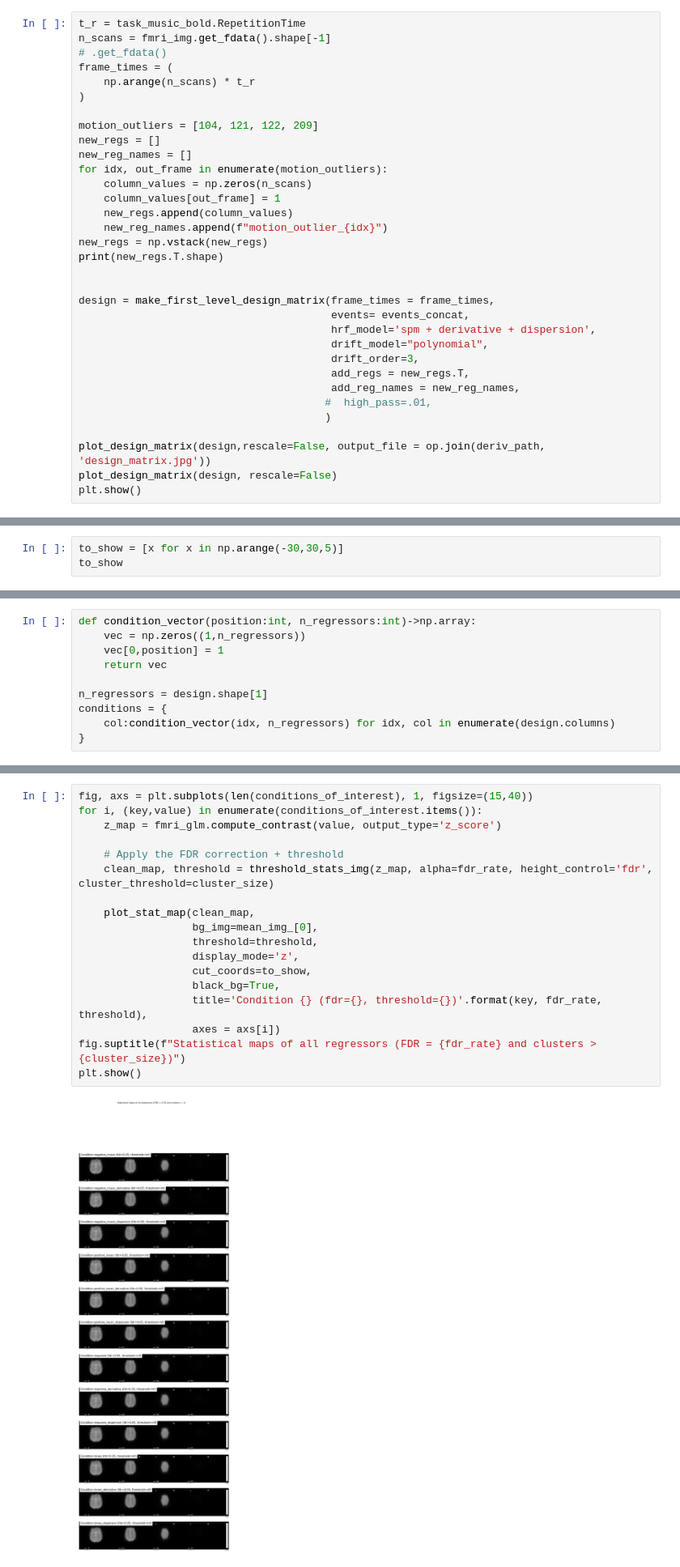
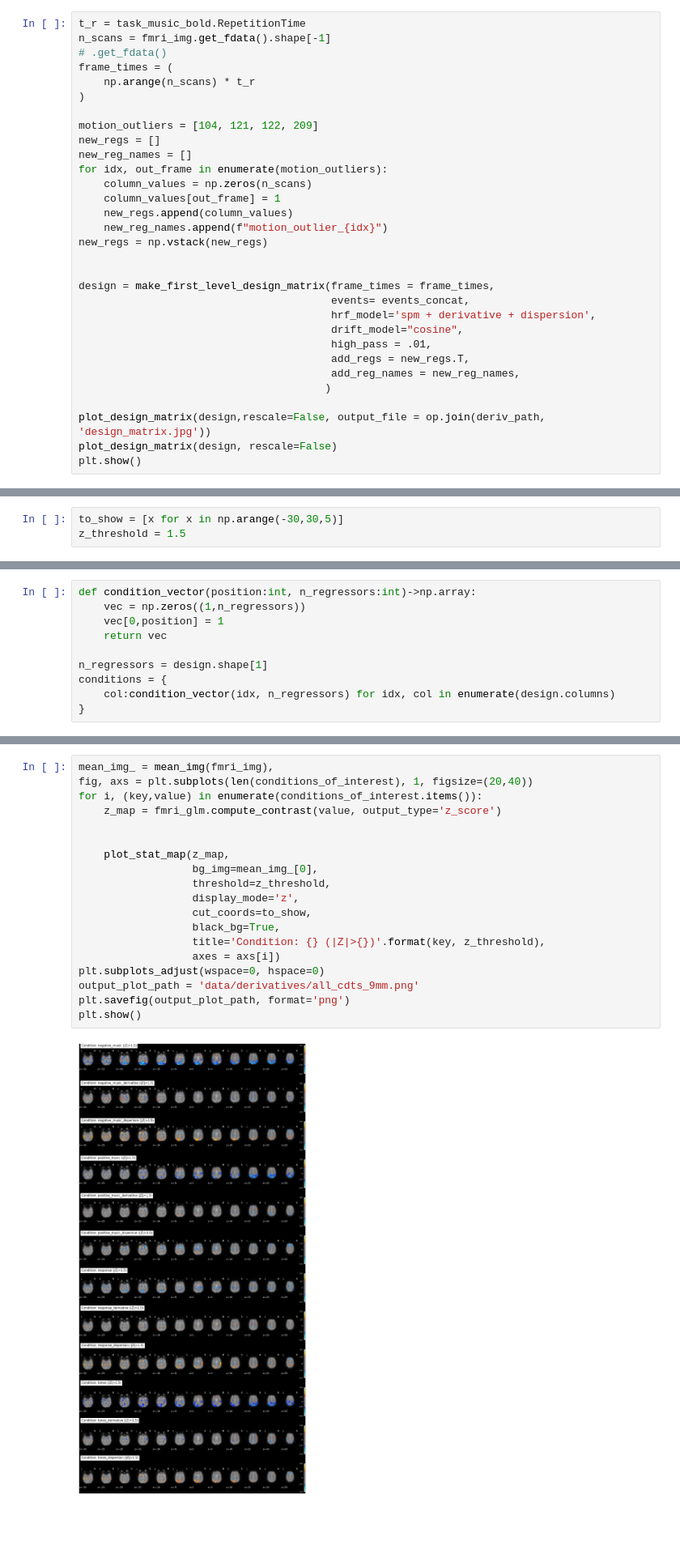
Before and after one commit to gdederichs/NSSP_project_1, a Jupyter notebook: design_matrix.ipynb, the cells around one changed output, grey strips where cells are left out. Shown at 81% size. Drawn from its saved outputs; the diff is of its cells as text; blank space fills up the shorter version.

```diff
--- a/design_matrix.ipynb
+++ b/design_matrix.ipynb
@@ -114,17 +114,15 @@ for idx, out_frame in enumerate(motion_outliers):
     new_regs.append(column_values)
     new_reg_names.append(f"motion_outlier_{idx}")
 new_regs = np.vstack(new_regs)
-print(new_regs.T.shape)
 
 
 design = make_first_level_design_matrix(frame_times = frame_times,
                                         events= events_concat,
                                         hrf_model='spm + derivative + dispersion',
-                                        drift_model="polynomial",
-                                        drift_order=3,
+                                        drift_model="cosine",
+                                        high_pass = .01,
                                         add_regs = new_regs.T,
                                         add_reg_names = new_reg_names,
-                                       #  high_pass=.01,
                                        )
 
 plot_design_matrix(design,rescale=False, output_file = op.join(deriv_path, 'design_matrix.jpg'))
@@ -145,4 +142,4 @@ fmri_glm = fmri_glm.fit(fmri_img, design_matrices=[design])
 ### Beta/ Statistical maps of each of the regressors
 # %%
 to_show = [x for x in np.arange(-30,30,5)]
-to_show
+z_threshold = 1.5
@@ -192,23 +184,24 @@ plt.show()
 # %%
-fig, axs = plt.subplots(len(conditions_of_interest), 1, figsize=(15,40))
+mean_img_ = mean_img(fmri_img),
+fig, axs = plt.subplots(len(conditions_of_interest), 1, figsize=(20,40))
 for i, (key,value) in enumerate(conditions_of_interest.items()):
     z_map = fmri_glm.compute_contrast(value, output_type='z_score')
 
-    # Apply the FDR correction + threshold
-    clean_map, threshold = threshold_stats_img(z_map, alpha=fdr_rate, height_control='fdr', cluster_threshold=cluster_size)
 
-    plot_stat_map(clean_map,
+    plot_stat_map(z_map,
                   bg_img=mean_img_[0],
-                  threshold=threshold,
+                  threshold=z_threshold,
                   display_mode='z',
                   cut_coords=to_show,
                   black_bg=True,
-                  title='Condition {} (fdr={}, threshold={})'.format(key, fdr_rate, threshold),
+                  title='Condition: {} (|Z|>{})'.format(key, z_threshold),
                   axes = axs[i])
-fig.suptitle(f"Statistical maps of all regressors (FDR = {fdr_rate} and clusters > {cluster_size})")
+plt.subplots_adjust(wspace=0, hspace=0)
+output_plot_path = 'data/derivatives/all_cdts_9mm.png'
+plt.savefig(output_plot_path, format='png')
 plt.show()
 # %% [output]
-[figure, old version]
+[figure, new version]
 # %% [markdown]
 ### Contrasts
 # %%
```
Also changed, not shown: parts of 10 cells of this notebook, 8 other files.
